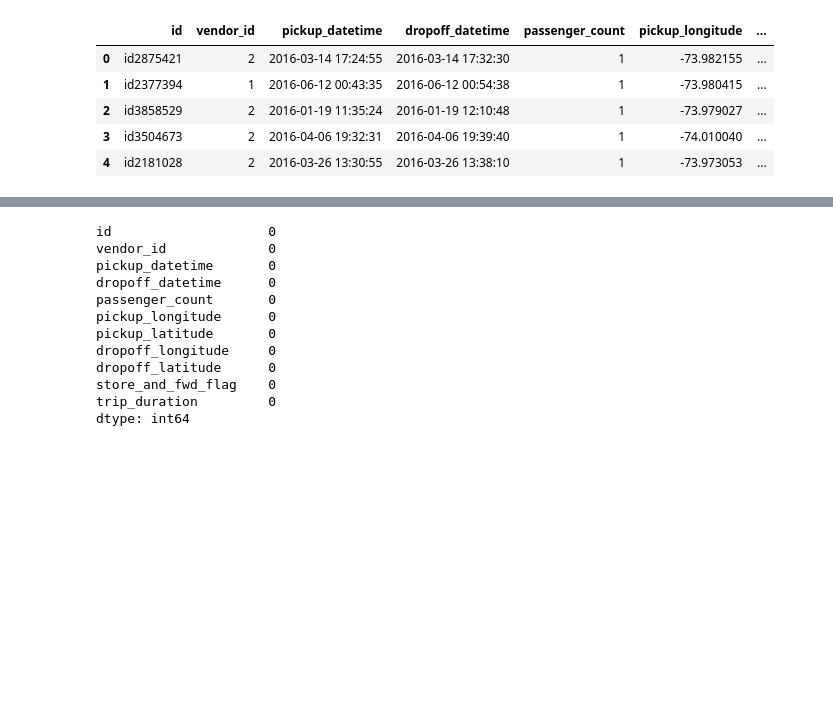
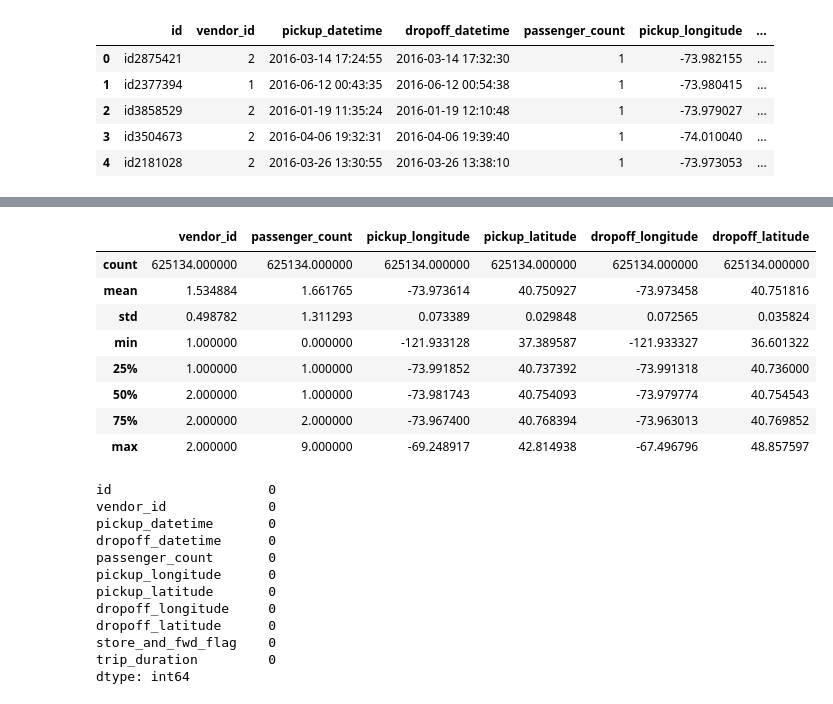
Before and after one commit to giannihabchy-spec/mlops2025_Abed_Gianni, a Jupyter notebook: notebooks/preprocess.ipynb, the cells around one changed output, grey strips where cells are left out. Cells and saved outputs as stored; diff of their text form; code cells hidden in the pictures; blank space fills up the shorter version.

```diff
--- a/notebooks/preprocess.ipynb
+++ b/notebooks/preprocess.ipynb
@@ -1,5 +1,6 @@
 # %%
 import pandas as pd
 # %%
-data = pd.read_csv('C:/Users/Gianni Habchi/Desktop/MLops/project/project/src/mlproject/data/train.csv')
+train = pd.read_csv('C:/Users/Gianni Habchi/Desktop/MLops/project/project/src/mlproject/data/train.csv')
+test = pd.read_csv('C:/Users/Gianni Habchi/Desktop/MLops/project/project/src/mlproject/data/test.csv')
 # %%
@@ -23,4 +33,16 @@ data.describe()
 | 50% | 2.000000e+00 | 1.000000e+00 | -7.398174e+01 | 4.075410e+01 | -7.397975e+01 | 4.075452e+01 | ... |
 | 75% | 2.000000e+00 | 2.000000e+00 | -7.396733e+01 | 4.076836e+01 | -7.396301e+01 | 4.076981e+01 | ... |
 | max | 2.000000e+00 | 9.000000e+00 | -6.133553e+01 | 5.188108e+01 | -6.133553e+01 | 4.392103e+01 | ... |
+# %%
+test.describe()
+# %% [output]
+|  | vendor_id | passenger_count | pickup_longitude | pickup_latitude | dropoff_longitude | dropoff_latitude |
+| count | 625134.000000 | 625134.000000 | 625134.000000 | 625134.000000 | 625134.000000 | 625134.000000 |
+| mean | 1.534884 | 1.661765 | -73.973614 | 40.750927 | -73.973458 | 40.751816 |
+| std | 0.498782 | 1.311293 | 0.073389 | 0.029848 | 0.072565 | 0.035824 |
+| min | 1.000000 | 0.000000 | -121.933128 | 37.389587 | -121.933327 | 36.601322 |
+| 25% | 1.000000 | 1.000000 | -73.991852 | 40.737392 | -73.991318 | 40.736000 |
+| 50% | 2.000000 | 1.000000 | -73.981743 | 40.754093 | -73.979774 | 40.754543 |
+| 75% | 2.000000 | 2.000000 | -73.967400 | 40.768394 | -73.963013 | 40.769852 |
+| max | 2.000000 | 9.000000 | -69.248917 | 42.814938 | -67.496796 | 48.857597 |
 # %%
```
Also changed, not shown: parts of 30 cells of this notebook, 7 other files.
